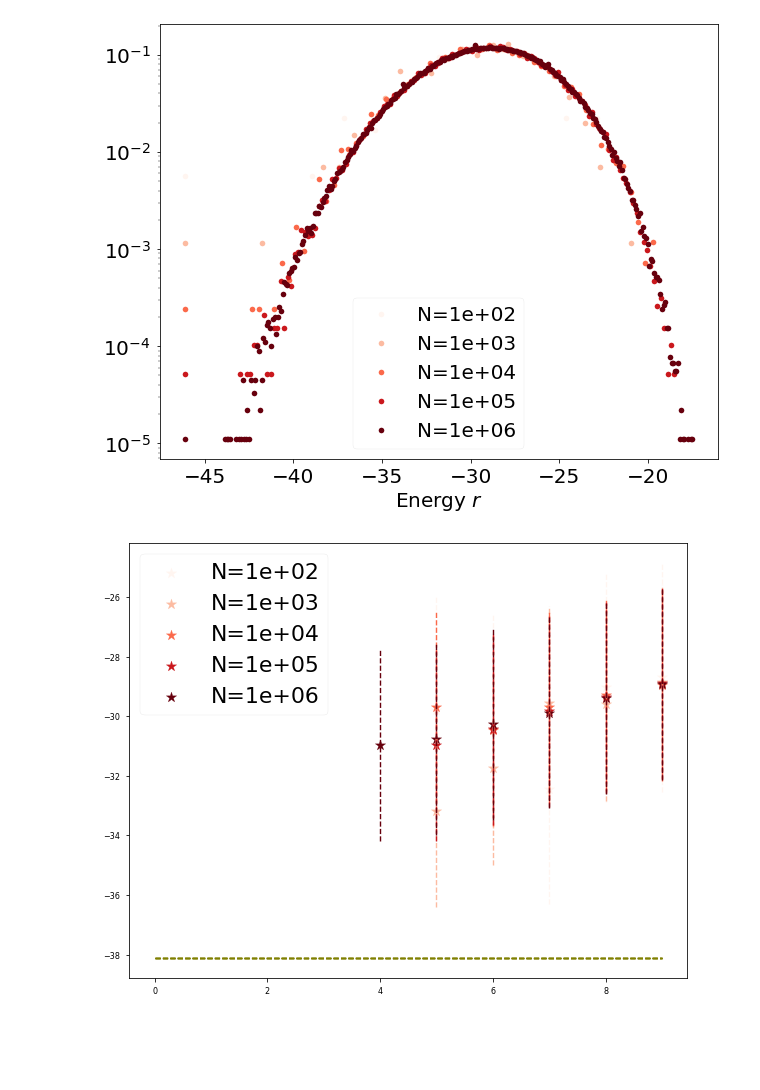
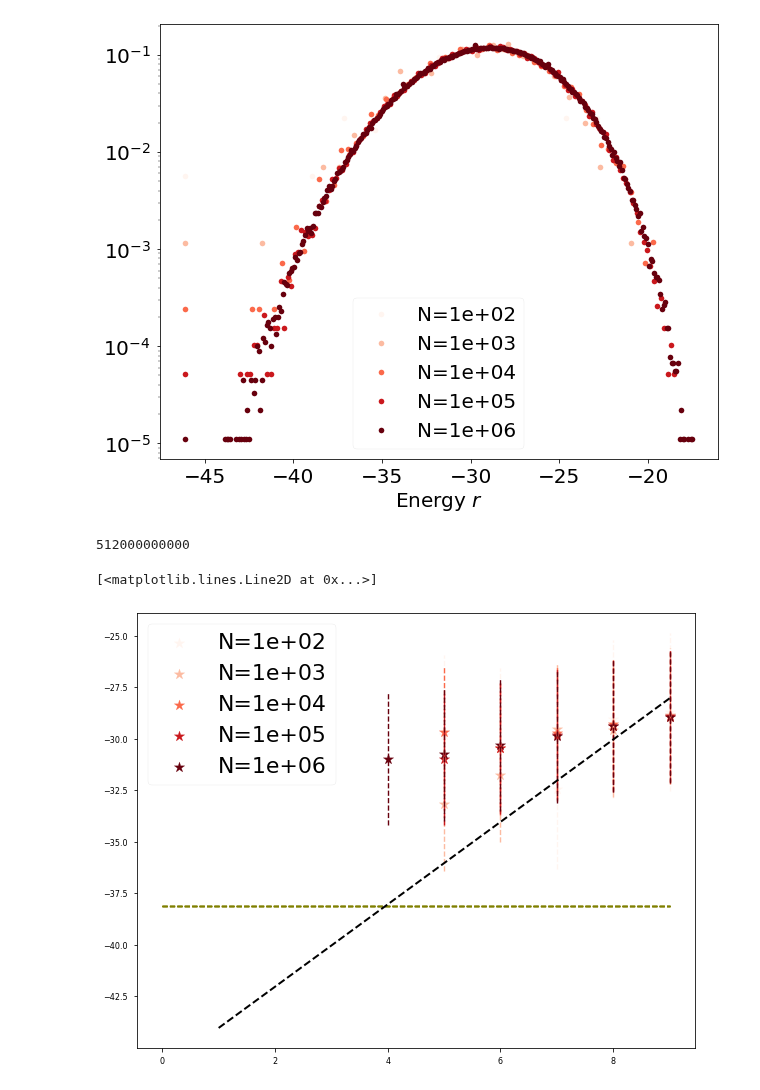
Before and after one commit to betoto008/Affinity_maturation, a Jupyter notebook: Jupyter_Notebooks/Shape_Space.ipynb, the cells around one changed output. Saved outputs shown, nothing was run; the diff lists cells and outputs as text; code cells hidden in the pictures; blank space fills up the shorter version.

```diff
--- a/Jupyter_Notebooks/Shape_Space.ipynb
+++ b/Jupyter_Notebooks/Shape_Space.ipynb
@@ -33,0 +71,10 @@ Autosaving every 60 seconds
+# %%
+%%time
+L = 9
+n_seqs = np.array([5e5])
+fig, ax = plt.subplots(figsize=(10,8))
+
+for n_seq in n_seqs:
+    range_energies = pickle.load(open(Text_files_path+'range_energies_MJ2_L-%d_n_seq-%d.pkl'%(int(L), int(n_seq)), 'rb'))
+    ax.hist(range_energies, density = True, bins = 'auto', label = 'n_seq=%.e'%(n_seq));
+ax.legend(loc = 0, fontsize = 22)
@@ -68,17 +121,17 @@ for k, Sequences in enumerate(Array_Sequences):
 [figure]
 # %%
 fig, ax = plt.subplots(1,1, figsize = (10, 8))
-
+ds = np.array(range(1,10))
 for k, Sequences in enumerate(Array_Sequences):
     #calculate mean energy given d
     mean_energies_given_d = np.array([])
 
-    for d in range(1,10):
+    for d in ds:
         temp_array = [Sequences[i].energy for i in range(int(len(Sequences))) if (Sequences[i].hamming_distance == d)]
         mean_energy_given_d = np.mean(temp_array)
         var_energy_given_d = np.var(temp_array)
         mean_energies_given_d = np.append(mean_energies_given_d, mean_energy_given_d)
-    #--------------------------------------------------
+
     #___________________________________________
     #plot_scatter_hamming_distance_energy(distances = distances, energies = energies, color = 'steelblue', ax = ax)
     #plot_scatter_hamming_distance_energy(distances = distances_left_tail_8, energies = energies_left_tail_8, color = 'olivedrab', ax = ax)
@@ -86,4 +139,10 @@ for k, Sequences in enumerate(Array_Sequences):
     ax.vlines(range(1,10), mean_energies_given_d-np.sqrt(var_energy_given_d), mean_energies_given_d+np.sqrt(var_energy_given_d), color = colors[k], linestyle = '--')
     ax.hlines(np.min(energies)+8, 0, 9, color = 'olive', linestyle = '--')
     ax.legend(loc = 0, fontsize = 22)
+
+#-------------------------------------------------
+# Fit the mean value to a linear function
+popt, pcov = curve_fit(my_linear_func, ds, mean_energies_given_d)
+
+ax.plot(ds, my_linear_func(ds, *popt), linewidth = 2, linestyle = '--', color = 'black')
 # %% [output]
@@ -94,16 +154,16 @@ for k, Sequences in enumerate(Array_Sequences):
 %%time
 L = 9
 n_seqs = np.array([1e2, 1e3, 1e4, 1e5, 1e6])
-Array_Sequences = []
+Array_Sequences_random = []
 
 for n_seq in n_seqs:
     Sequences = pickle.load( open( Text_files_path + "Sequences_random_MJ2_L-%d_n_seq-%d.pkl"%(L, n_seq), "rb" ) )
     for Sequence_i in Sequences:
         Sequence_i.hamming_distance = hamming_distance(Sequence_i.sequence, Sequence_i.complementary_sequence)
-    Array_Sequences.append(Sequences)
+    Array_Sequences_random.append(Sequences)
     print('Master Seq:', Sequences[0].sequence, 'Antigen Seq:', Sequences[0].complementary_sequence)
 
-Array_Sequences = np.array(Array_Sequences, dtype = Sequence)
+Array_Sequences_random = np.array(Array_Sequences_random, dtype = Sequence)
 # %% [output]
 Master Seq: ccccbbcbb Antigen Seq: kbbdsgesj
 Master Seq: ccccbbcbb Antigen Seq: kbbdsgesj
@@ -115,5 +175,5 @@ Wall time: 10.5 s
 # %%
-for k, Sequences in enumerate(Array_Sequences):
+for k, Sequences in enumerate(Array_Sequences_random):
     fig1, ax1 = plt.subplots(1,1,figsize=(10,8))
     distances = plot_histogram_hamming_distance(Sequences = Sequences, ax = ax1)
     plt.close()
@@ -121,35 +181,43 @@ for k, Sequences in enumerate(Array_Sequences):
 fig, ax = plt.subplots(1,1,figsize=(10,8))
 colors = plt.cm.Reds(np.linspace(0,1,len(n_seqs)))
 min_seqs = np.array([])
-for k, Sequences in enumerate(Array_Sequences):
+for k, Sequences in enumerate(Array_Sequences_random):
     energies, data_energies = plot_histogram_energy(Sequences = Sequences, normalization = 1, bins = 'auto', color = colors[k], n_seq = n_seqs[k], density = True, ax = ax)
     min_energy = np.min(energies)
     min_seqs = np.append(min_seqs, [i.sequence for i in Sequences if (i.energy == min_energy)])
 
 min_seqs
+#ax.set_yscale('linear')
 # %% [output]
 array(['ccccbbcbb', 'ccccbbcbb', 'ccccbbcbb', 'ccccbbcbb', 'ccccbbcbb'],
       dtype='<U32')
 [figure]
+# %%
+20**9
+# %% [output]
+512000000000
 # %%
 fig, ax = plt.subplots(1,1, figsize = (10, 8))
 
-for k, Sequences in enumerate(Array_Sequences):
+for k, Sequences in enumerate(Array_Sequences_random):
     #calculate mean energy given d
     mean_energies_given_d = np.array([])
 
     for d in range(1,10):
         temp_array = [Sequences[i].energy for i in range(int(len(Sequences))) if (Sequences[i].hamming_distance == d)]
         mean_energy_given_d = np.mean(temp_array)
         var_energy_given_d = np.var(temp_array)
         mean_energies_given_d = np.append(mean_energies_given_d, mean_energy_given_d)
     #--------------------------------------------------
     #___________________________________________
     #plot_scatter_hamming_distance_energy(distances = distances, energies = energies, color = 'steelblue', ax = ax)
     #plot_scatter_hamming_distance_energy(distances = distances_left_tail_8, energies = energies_left_tail_8, color = 'olivedrab', ax = ax)
     ax.scatter(range(1,10), mean_energies_given_d, color = colors[k], s = 120, marker = '*', label = 'N=%.e'%(n_seqs[k]))
     ax.vlines(range(1,10), mean_energies_given_d-np.sqrt(var_energy_given_d), mean_energies_given_d+np.sqrt(var_energy_given_d), color = colors[k], linestyle = '--')
     ax.hlines(np.min(energies)+8, 0, 9, color = 'olive', linestyle = '--')
     ax.legend(loc = 0, fontsize = 22)
+
+ax.plot(ds, my_linear_func(ds, *popt), linewidth = 2, linestyle = '--', color = 'black')
 # %% [output]
+[<matplotlib.lines.Line2D at 0x...>]
-[figure, old version]
+[figure, new version]
```
Also changed, not shown: parts of 13 cells of this notebook, 25 other files.
